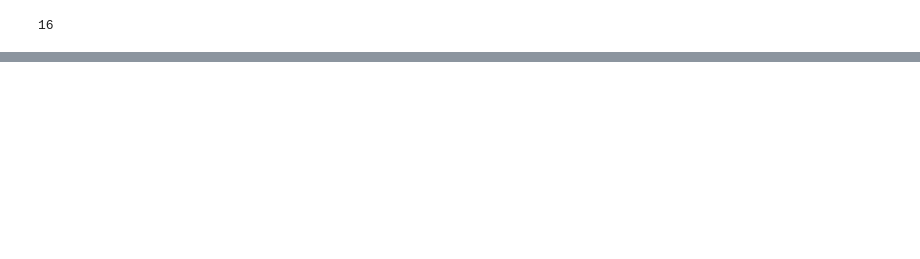
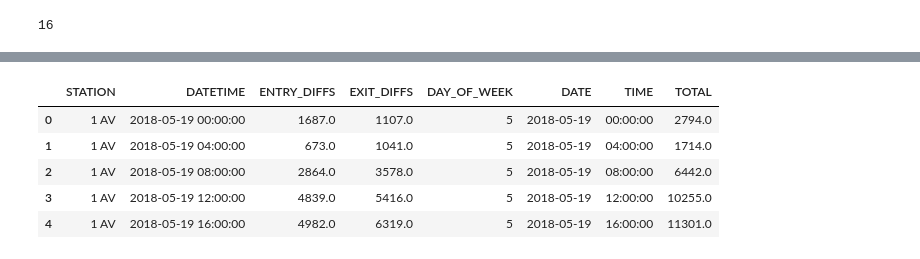
Before and after one commit to luketibbott/benson, a Jupyter notebook: benson_EDA-KF.ipynb, the cells around one changed output, grey strips where cells are left out. Cells and saved outputs as stored; diff of their text form; code cells hidden in the pictures; blank space fills up the shorter version.

```diff
--- a/benson_EDA-KF.ipynb
+++ b/benson_EDA-KF.ipynb
@@ -288,0 +338,9 @@ dum =
+# %%
+df3.head()
+# %% [output]
+|  | STATION | DATETIME | ENTRY_DIFFS | EXIT_DIFFS | DAY_OF_WEEK | DATE | TIME | TOTAL |
+| 0 | 1 AV | 2018-05-19 00:00:00 | 1687.0 | 1107.0 | 5 | 2018-05-19 | 00:00:00 | 2794.0 |
+| 1 | 1 AV | 2018-05-19 04:00:00 | 673.0 | 1041.0 | 5 | 2018-05-19 | 04:00:00 | 1714.0 |
+| 2 | 1 AV | 2018-05-19 08:00:00 | 2864.0 | 3578.0 | 5 | 2018-05-19 | 08:00:00 | 6442.0 |
+| 3 | 1 AV | 2018-05-19 12:00:00 | 4839.0 | 5416.0 | 5 | 2018-05-19 | 12:00:00 | 10255.0 |
+| 4 | 1 AV | 2018-05-19 16:00:00 | 4982.0 | 6319.0 | 5 | 2018-05-19 | 16:00:00 | 11301.0 |
```
Also changed, not shown: parts of 60 cells of this notebook, 1 other file.
